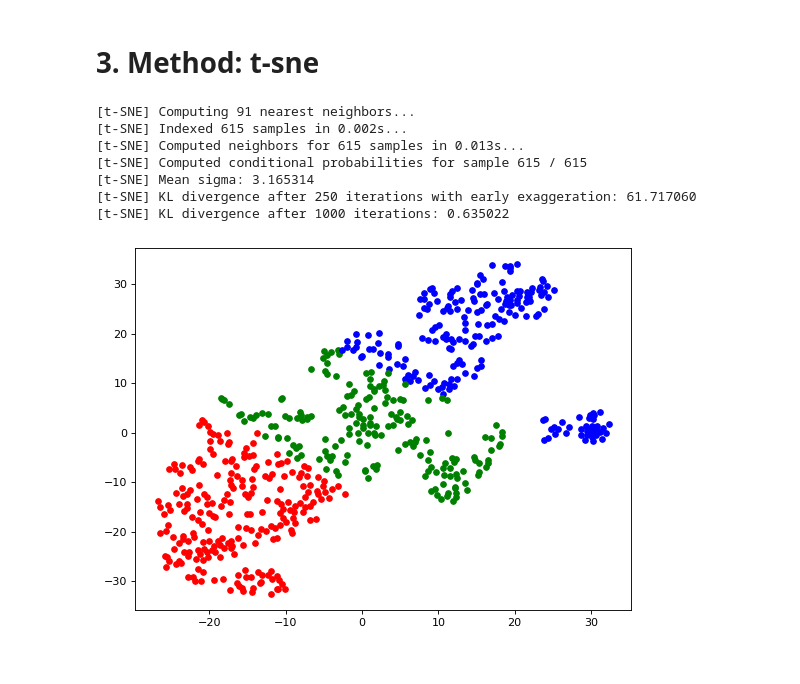
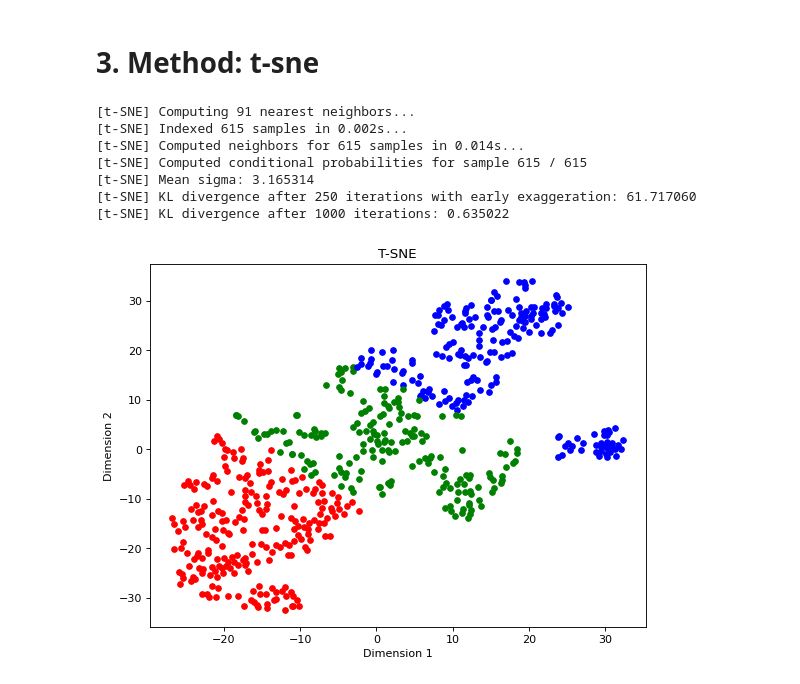
Before and after one commit to ThomasBrue/second-assignment-data-science, a Jupyter notebook: censusIncome.ipynb, the cells around one changed output. Cells and saved outputs as stored; diff of their text form; code cells hidden in the pictures.

```diff
--- a/censusIncome.ipynb
+++ b/censusIncome.ipynb
@@ -187,32 +209,41 @@ from sklearn.manifold import TSNE
 figure(figsize=(8, 6), dpi=80)
 
 tsne = TSNE(n_components=2, verbose=1, random_state=123)
 X = tsne.fit_transform(a)
 
 bandwidth = estimate_bandwidth(X, quantile=0.2, n_samples=500)
 
 ms = MeanShift(bandwidth=bandwidth, bin_seeding=True)
 ms.fit(X)
 
 labels = ms.labels_
 cluster_centers = ms.cluster_centers_
 n_clusters_ = len(np.unique(labels))
 
 colors = 10 * ['r.', 'g.', 'b.', 'c.', 'k.', 'y.', 'm.']
 
 for i in range(len(X)):
     plt.plot(X[i][0], X[i][1], colors[labels[i]], markersize=10)
 
+plt.title('T-SNE')
+plt.xlabel("Dimension 1")
+plt.ylabel("Dimension 2")
+
 plt.scatter(cluster_centers[:, 0], cluster_centers[:, 1],
             marker='' , s=150, linewidths=5, zorder=10),
 
 plt.show()
+
+print("\nFindings: ")
+print("    The result of t-sne is very different to the result of PCA and MSE.")
+print("    Clusters can be found within the t-sne data plot.")
+print("    It can be seen that data points are much closer to each other than in PCA and MSE.")
 # %% [output]
 [t-SNE] Computing 91 nearest neighbors...
 [t-SNE] Indexed 615 samples in 0.002s...
-[t-SNE] Computed neighbors for 615 samples in 0.013s...
+[t-SNE] Computed neighbors for 615 samples in 0.014s...
 [t-SNE] Computed conditional probabilities for sample 615 / 615
 [t-SNE] Mean sigma: 3.165314
 [t-SNE] KL divergence after 250 iterations with early exaggeration: 61.717060
 [t-SNE] KL divergence after 1000 iterations: 0.635022
-[figure, old version]
+[figure, new version]
```
Also changed, not shown: parts of 9 cells of this notebook, 1 other file.
